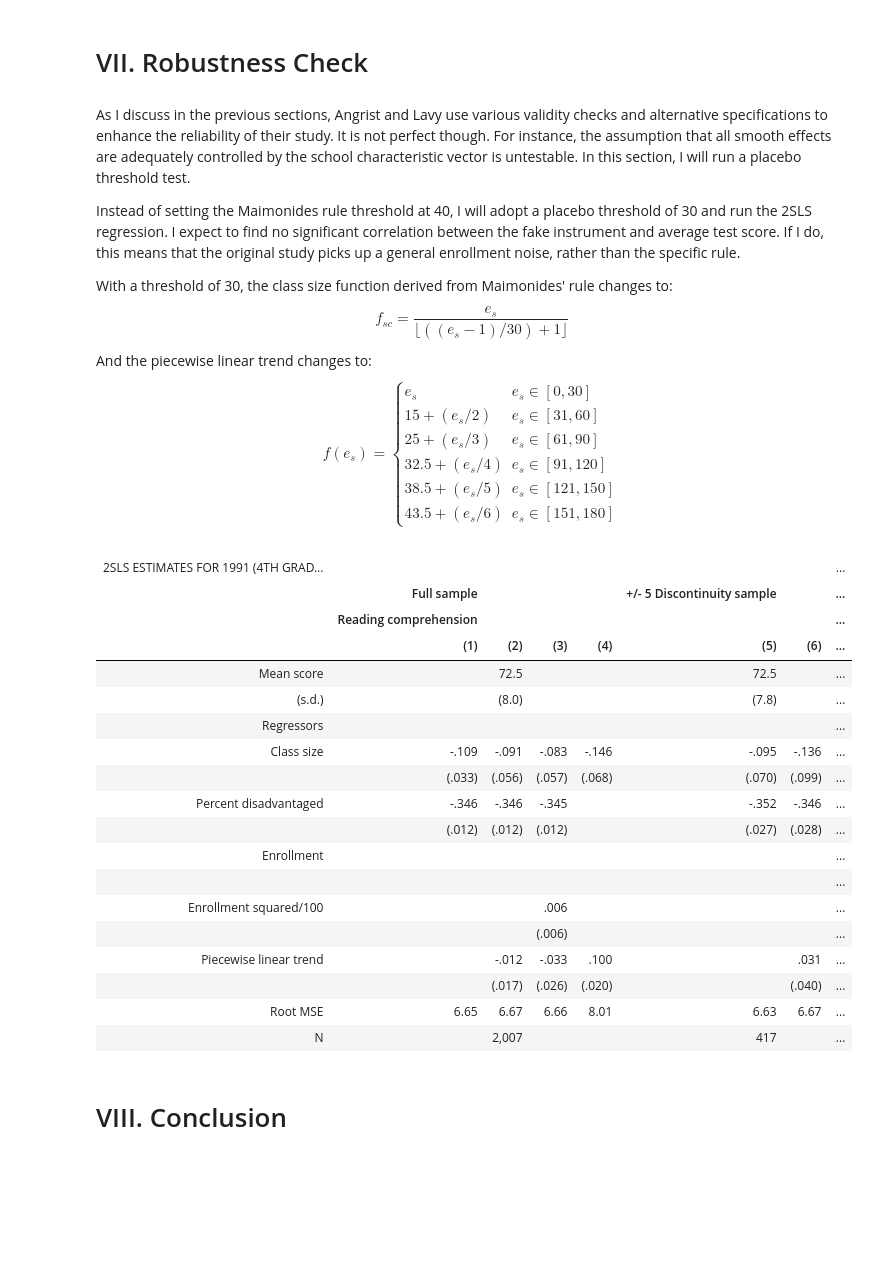
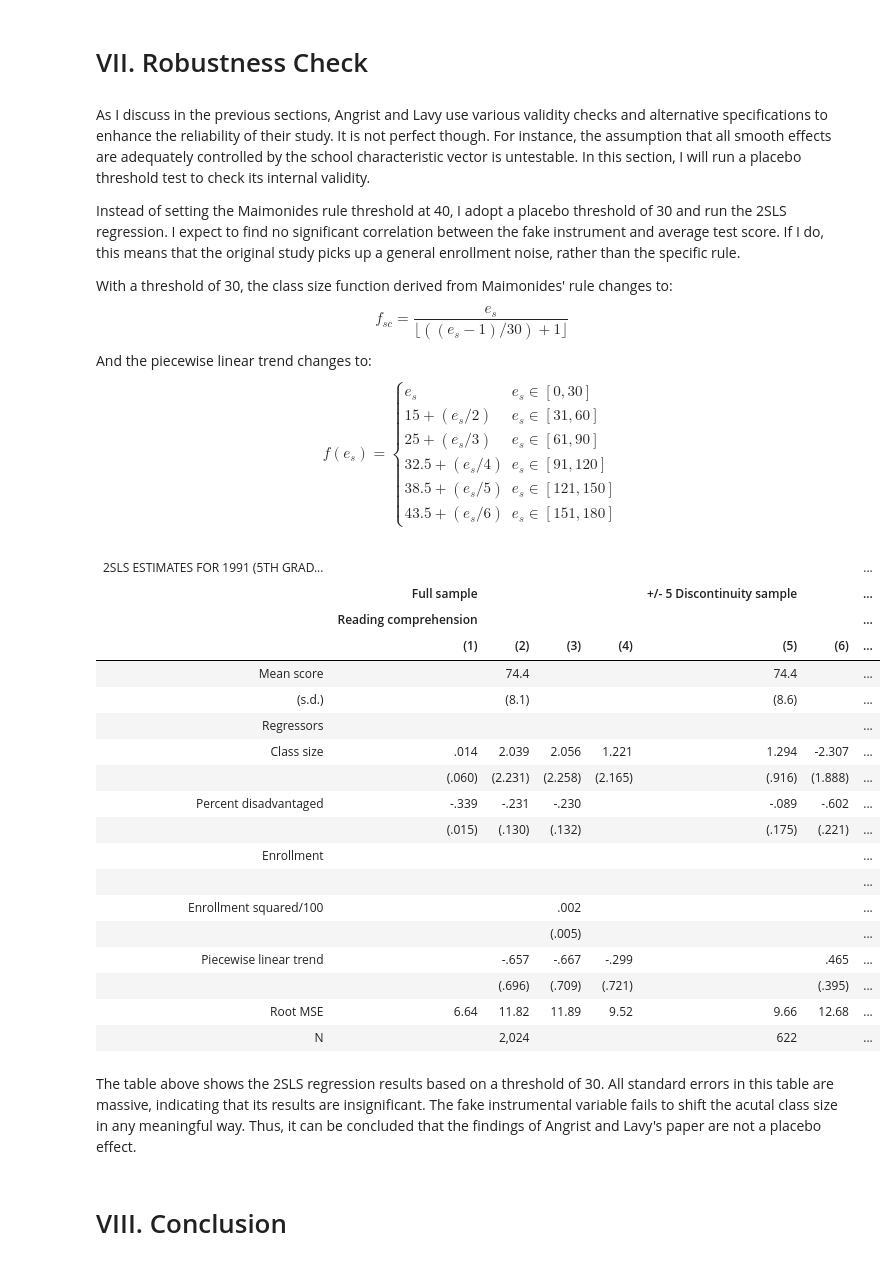
Before and after one commit to eisenhauerIO/project-business-decisions-didida2007, a Jupyter notebook: my-project.ipynb, the cells around one changed output. Saved outputs shown, nothing was run; the diff lists cells and outputs as text; code cells hidden in the pictures; blank space fills up the shorter version.

```diff
--- a/my-project.ipynb
+++ b/my-project.ipynb
@@ -359,9 +359,9 @@ Angrist and Lavy also compare their study results to previous studies, for examp
 # %% [markdown]
 # VII. Robustness Check
 # %% [markdown]
-As I discuss in the previous sections, Angrist and Lavy use various validity checks and alternative specifications to enhance the reliability of their study. It is not perfect though. For instance, the assumption that all smooth effects are adequately controlled by the school characteristic vector is untestable. In this section, I will run a placebo threshold test.
+As I discuss in the previous sections, Angrist and Lavy use various validity checks and alternative specifications to enhance the reliability of their study. It is not perfect though. For instance, the assumption that all smooth effects are adequately controlled by the school characteristic vector is untestable. In this section, I will run a placebo threshold test to check its internal validity.
 
-Instead of setting the Maimonides rule threshold at 40, I will adopt a placebo threshold of 30 and run the 2SLS regression. I expect to find no significant correlation between the fake instrument and average test score. If I do, this means that the original study picks up a general enrollment noise, rather than the specific rule.
+Instead of setting the Maimonides rule threshold at 40, I adopt a placebo threshold of 30 and run the 2SLS regression. I expect to find no significant correlation between the fake instrument and average test score. If I do, this means that the original study picks up a general enrollment noise, rather than the specific rule.
 
 With a threshold of 30, the class size function derived from Maimonides' rule changes to:
 $$
@@ -379,27 +379,29 @@ e_s & e_s \in [0, 30] \\
 \end{cases}
 $$
 # %%
-df_4th.custom_twoSLS_table_piecewise(threshold=30)
+df_5th.custom_twoSLS_table_piecewise(threshold=30)
 # %% [output]
-| 2SLS ESTIMATES FOR 1991 (4TH GRAD... |  |  |  |  |  |  | ... |
+| 2SLS ESTIMATES FOR 1991 (5TH GRAD... |  |  |  |  |  |  | ... |
 |  | Full sample |  |  |  | +/- 5 Discontinuity sample |  | ... |
 |  | Reading comprehension |  |  |  |  |  | ... |
 |  | (1) | (2) | (3) | (4) | (5) | (6) | ... |
-| Mean score |  | 72.5 |  |  | 72.5 |  | ... |
-| (s.d.) |  | (8.0) |  |  | (7.8) |  | ... |
+| Mean score |  | 74.4 |  |  | 74.4 |  | ... |
+| (s.d.) |  | (8.1) |  |  | (8.6) |  | ... |
 | Regressors |  |  |  |  |  |  | ... |
-| Class size | -.109 | -.091 | -.083 | -.146 | -.095 | -.136 | ... |
-|  | (.033) | (.056) | (.057) | (.068) | (.070) | (.099) | ... |
-| Percent disadvantaged | -.346 | -.346 | -.345 |  | -.352 | -.346 | ... |
-|  | (.012) | (.012) | (.012) |  | (.027) | (.028) | ... |
+| Class size | .014 | 2.039 | 2.056 | 1.221 | 1.294 | -2.307 | ... |
+|  | (.060) | (2.231) | (2.258) | (2.165) | (.916) | (1.888) | ... |
+| Percent disadvantaged | -.339 | -.231 | -.230 |  | -.089 | -.602 | ... |
+|  | (.015) | (.130) | (.132) |  | (.175) | (.221) | ... |
 | Enrollment |  |  |  |  |  |  | ... |
 |  |  |  |  |  |  |  | ... |
-| Enrollment squared/100 |  |  | .006 |  |  |  | ... |
-|  |  |  | (.006) |  |  |  | ... |
-| Piecewise linear trend |  | -.012 | -.033 | .100 |  | .031 | ... |
-|  |  | (.017) | (.026) | (.020) |  | (.040) | ... |
-| Root MSE | 6.65 | 6.67 | 6.66 | 8.01 | 6.63 | 6.67 | ... |
-| N |  | 2,007 |  |  | 417 |  | ... |
+| Enrollment squared/100 |  |  | .002 |  |  |  | ... |
+|  |  |  | (.005) |  |  |  | ... |
+| Piecewise linear trend |  | -.657 | -.667 | -.299 |  | .465 | ... |
+|  |  | (.696) | (.709) | (.721) |  | (.395) | ... |
+| Root MSE | 6.64 | 11.82 | 11.89 | 9.52 | 9.66 | 12.68 | ... |
+| N |  | 2,024 |  |  | 622 |  | ... |
+# %% [markdown]
+The table above shows the 2SLS regression results based on a threshold of 30. All standard errors in this table are massive, indicating that its results are insignificant. The fake instrumental variable fails to shift the acutal class size in any meaningful way. Thus, it can be concluded that the findings of Angrist and Lavy's paper are not a placebo effect.
 # %% [markdown]
 # VIII. Conclusion
 # %% [markdown]
```
Also changed, not shown: parts of 5 cells of this notebook.
